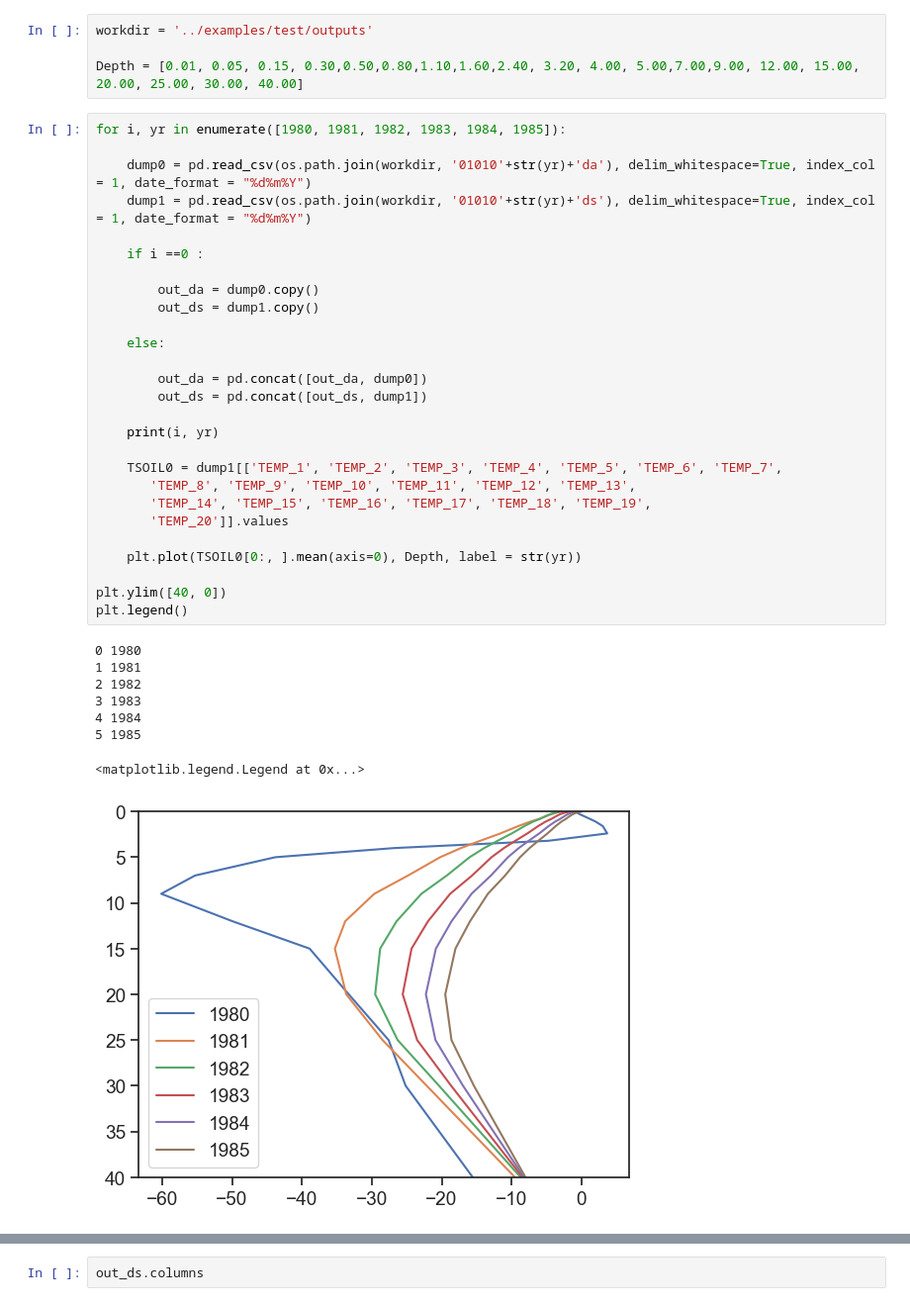
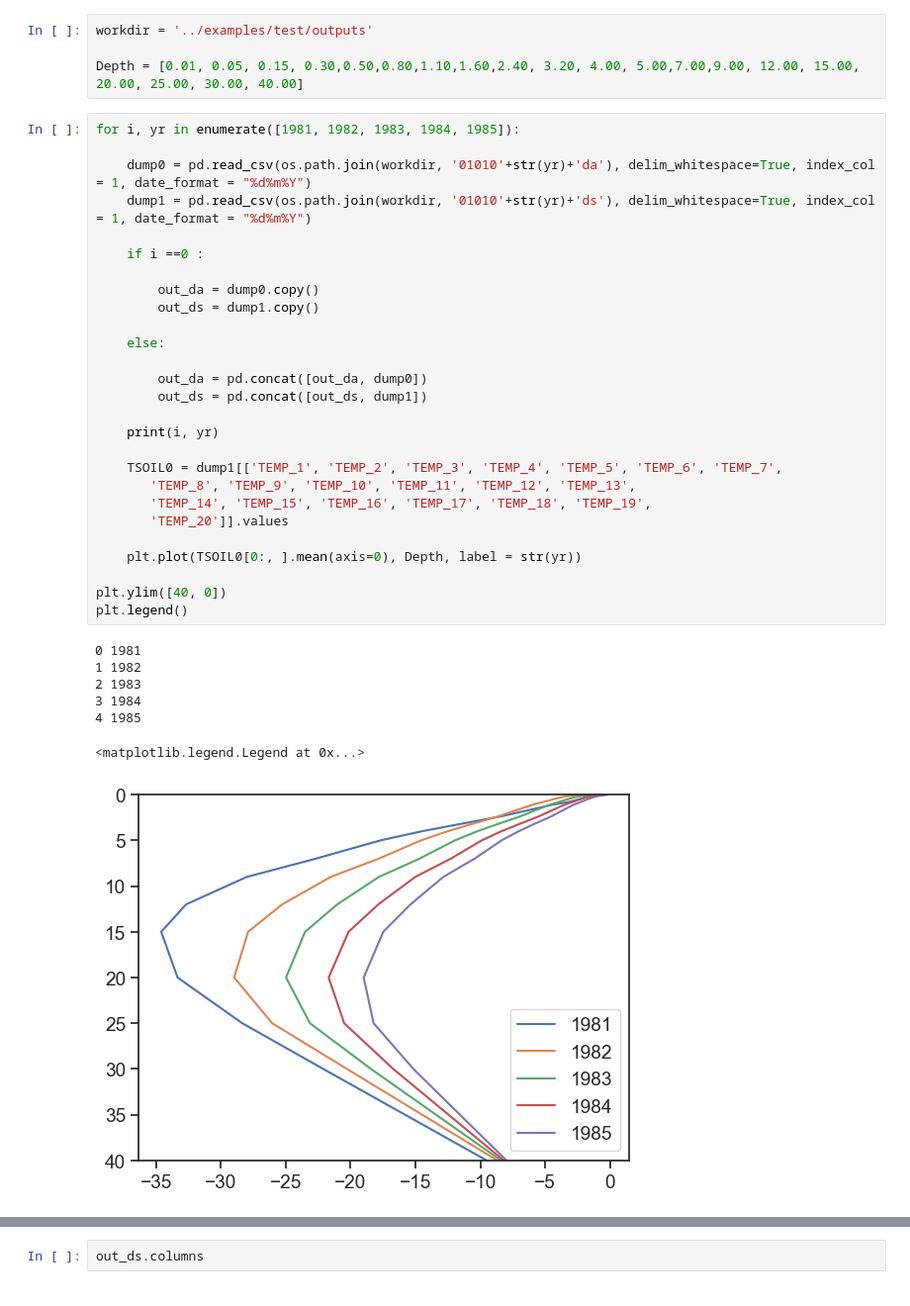
Before and after one commit to wk1984/ECOSYS, a Jupyter notebook: python_scripts/STEP01_check_results.ipynb, the cells around one changed output, grey strips where cells are left out. Shown at 99% size. Drawn from its saved outputs; the diff is of its cells as text.

```diff
--- a/python_scripts/STEP01_check_results.ipynb
+++ b/python_scripts/STEP01_check_results.ipynb
@@ -21,41 +21,40 @@ workdir = '../examples/test/outputs'
 
 Depth = [0.01, 0.05, 0.15, 0.30,0.50,0.80,1.10,1.60,2.40, 3.20, 4.00, 5.00,7.00,9.00, 12.00, 15.00, 20.00, 25.00, 30.00, 40.00]
 # %%
-for i, yr in enumerate([1980, 1981, 1982, 1983, 1984, 1985]):
+for i, yr in enumerate([1981, 1982, 1983, 1984, 1985]):
 
     dump0 = pd.read_csv(os.path.join(workdir, '01010'+str(yr)+'da'), delim_whitespace=True, index_col = 1, date_format = "%d%m%Y")
     dump1 = pd.read_csv(os.path.join(workdir, '01010'+str(yr)+'ds'), delim_whitespace=True, index_col = 1, date_format = "%d%m%Y")
 
     if i ==0 :
 
         out_da = dump0.copy()
         out_ds = dump1.copy()
 
     else:
 
         out_da = pd.concat([out_da, dump0])
         out_ds = pd.concat([out_ds, dump1])
 
     print(i, yr)
 
     TSOIL0 = dump1[['TEMP_1', 'TEMP_2', 'TEMP_3', 'TEMP_4', 'TEMP_5', 'TEMP_6', 'TEMP_7',
        'TEMP_8', 'TEMP_9', 'TEMP_10', 'TEMP_11', 'TEMP_12', 'TEMP_13',
        'TEMP_14', 'TEMP_15', 'TEMP_16', 'TEMP_17', 'TEMP_18', 'TEMP_19',
        'TEMP_20']].values
 
     plt.plot(TSOIL0[0:, ].mean(axis=0), Depth, label = str(yr))
 
 plt.ylim([40, 0])
 plt.legend()
 # %% [output]
-0 1980
-1 1981
-2 1982
-3 1983
-4 1984
-5 1985
+0 1981
+1 1982
+2 1983
+3 1984
+4 1985
 <matplotlib.legend.Legend at 0x...>
-[figure, old version]
+[figure, new version]
 # %%
 out_da['ACTV_LYR'][out_da['ACTV_LYR']<-8888] = np.nan
 out_da['ACTV_LYR'].plot()
```
Also changed, not shown: parts of 4 cells of this notebook.
